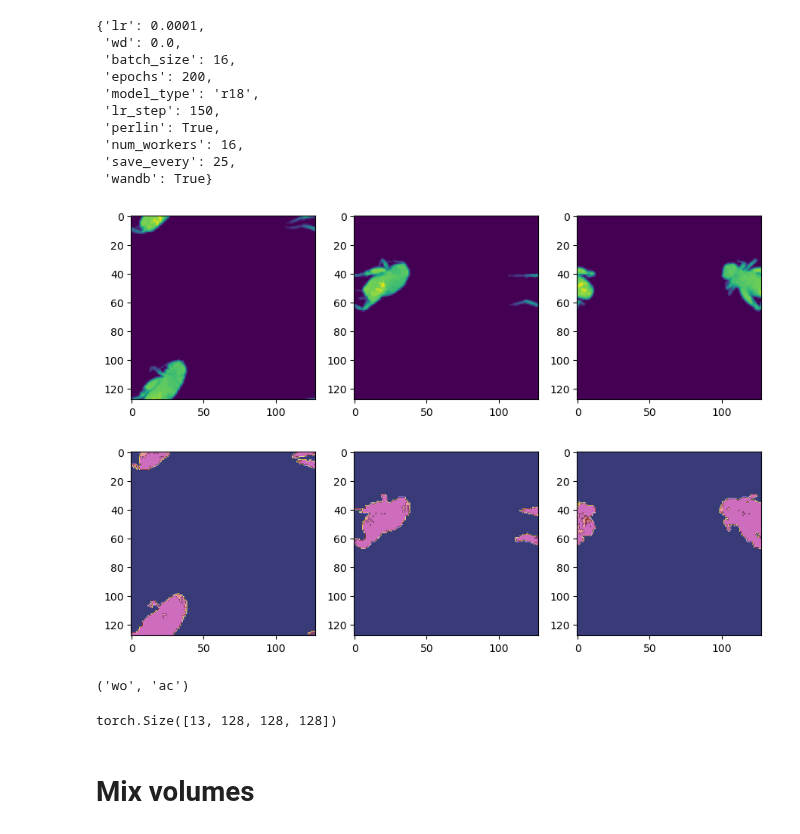
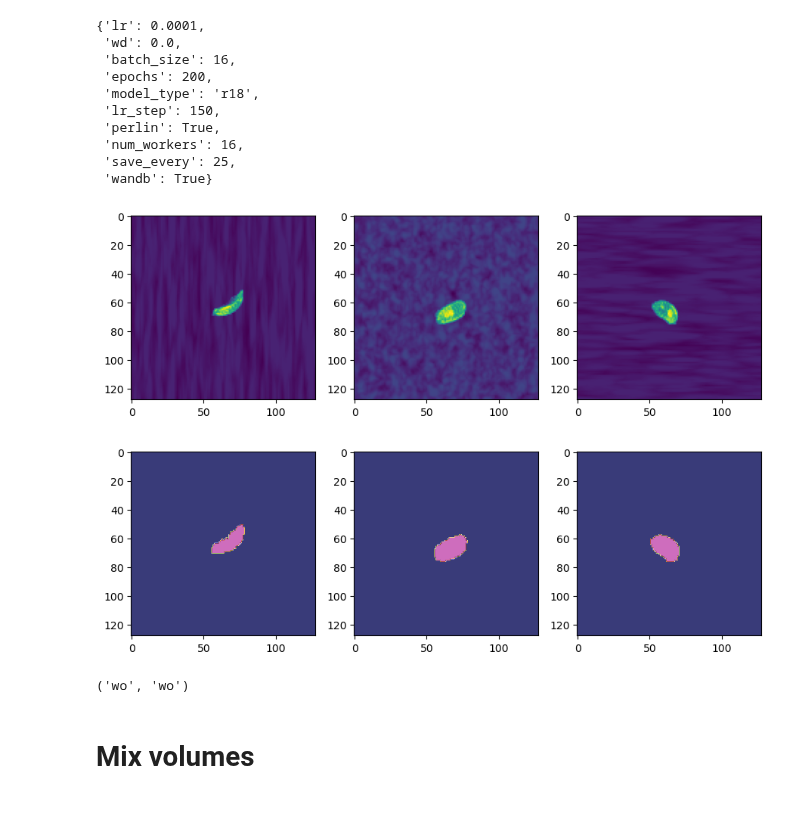
Before and after one commit to R0ner/cnn-context, a Jupyter notebook: notebooks/bn-13-seg-eval.ipynb, the cells around one changed output. Drawn from its saved outputs; the diff is of its cells as text; code cells hidden in the pictures.

```diff
--- a/notebooks/bn-13-seg-eval.ipynb
+++ b/notebooks/bn-13-seg-eval.ipynb
@@ -95,7 +97,8 @@ config
  'wandb': True}
 # %%
 model = get_model("")
-checkpoint = torch.load(f"{run_dir}/cpts/r18_e29_best.cpt")
+checkpoint = torch.load(f"{run_dir}/cpts/r18_e160_best.cpt")
+# checkpoint = torch.load(f"{run_dir}/cpts/r18_e75_best.cpt")
 model.load_state_dict(checkpoint["model_state_dict"])
 model.eval()
 del checkpoint
@@ -112,24 +115,20 @@ dloader_iter = iter(dloader)
 # %%
 # volumes, labels, masks, noise = next(iter(dloader))
 volumes, labels, masks, noise = next(dloader_iter)
 
 with torch.no_grad():
     out = model(get_input(volumes, masks, noise))
 pred = torch.softmax(out.detach(), dim=1)
 scores, indices = pred.max(1)
 
-show_volume(get_input(volumes, masks, noise * 0.5), size=3)
-show_volume(indices, size=3, cmap="tab20b", vmax=len(class_names)+1)
+show_volume(get_input(volumes, masks, noise * 0.25), size=3)
+show_volume(indices, size=3, cmap="tab20b", vmax=len(class_names) + 1)
 classes, counts = indices.unique(return_counts=True)
 classes, counts = classes[1:], counts[1:]
-class_names[classes[counts.argmax()]-1], class_names[labels]
+class_names[classes[counts.argmax()] - 1], class_names[labels]
 # %% [output]
-[figure, old version]
+[figure, new version]
-[figure, old version]
+[figure, new version]
-('wo', 'ac')
+('wo', 'wo')
-# %%
-pred[0].size()
-# %% [output]
-torch.Size([13, 128, 128, 128])
 # %% [markdown]
 # Mix volumes
```
Also changed, not shown: parts of 28 cells of this notebook, 1 other file.
